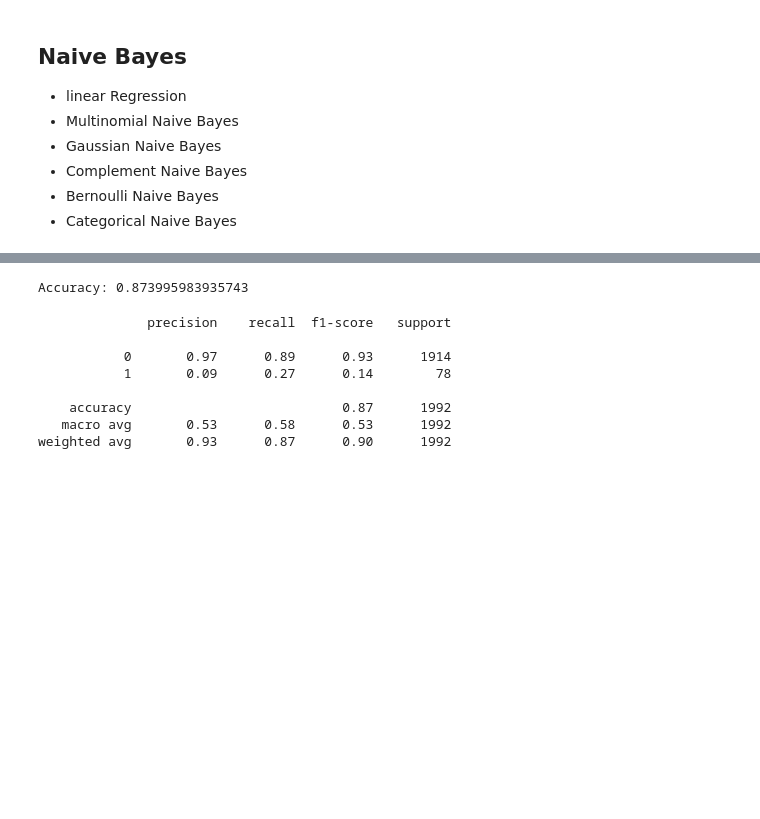
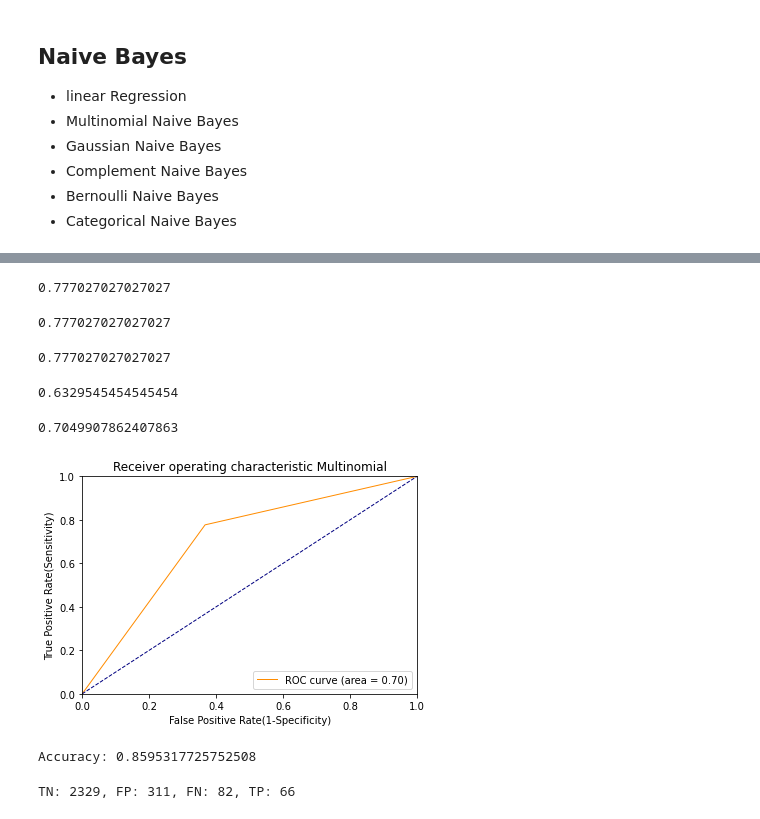
Before and after one commit to Lisnivia/F21DL, a Jupyter notebook: Lab 5.ipynb, the cells around one changed output, grey strips where cells are left out. Drawn from its saved outputs; the diff is of its cells as text; code cells hidden in the pictures; blank space fills up the shorter version.

Commit message:
add lab 5 final, with all the naives bayes algo + comparison metrics

```diff
--- a/Lab 5.ipynb
+++ b/Lab 5.ipynb
@@ -237,3 +105,8 @@ brain_prepared.shape
+# %%
+from sklearn.model_selection import train_test_split
+X = brain.iloc[:,0:8]
+
+X_train, X_test, y_train, y_test = train_test_split(X, brain_labels, test_size=0.3, random_state=42)
 # %% [markdown]
 ## Naive Bayes
 
@@ -266,9 +121,11 @@ X = brain.iloc[:,0:8]
 # %%
 from sklearn.naive_bayes import MultinomialNB
 from sklearn import metrics
-from sklearn.model_selection import train_test_split
+from sklearn.model_selection import cross_val_predict
+from sklearn.metrics import confusion_matrix
+from sklearn.metrics import precision_score, recall_score, classification_report
+from sklearn.metrics import roc_curve, roc_auc_score
 
-X_train, X_test, y_train, y_test = train_test_split(X, brain_labels, test_size=0.5, random_state=0)
 
 multinomialNB = MultinomialNB(alpha=1.0, class_prior=[0.4, 0.6])
 y_pred = multinomialNB.fit(X_train, y_train).predict(X_test)
@@ -307,3 +150,53 @@ print(f1_score(y_train, y_train_pred, average=None))
+# %%
+# TP / TP + FN
+tp / (tp + fn)
+# %% [output]
+0.777027027027027
+# %%
+recall_score(y_train, y_train_pred)
+# %% [output]
+0.777027027027027
+# %%
+# TP / TP + FN
+sensitivity = tp / (tp + fn)
+print(sensitivity)
+# %% [output]
+0.777027027027027
+# %%
+# TN / TN + FP
+specificity = tn / (tn + fp)
+print(specificity)
+# %% [output]
+0.6329545454545454
+# %%
+# tpr = sensitivity
+# fpr = 1 - specificity
+fpr, tpr, thresholds = roc_curve(y_train, y_train_pred)
+# calculate AUC
+auc = roc_auc_score(y_train, y_train_pred)
+print(auc)
+# %% [output]
+0.7049907862407863
+# %%
+plt.figure()
+lw = 1
+plt.plot(
+    fpr,
+    tpr,
+    color="darkorange",
+    lw=lw,
+    label="ROC curve (area = %0.2f)" % auc,
+)
+plt.plot([0, 1], [0, 1], color="navy", lw=lw, linestyle="--")
+plt.xlim([0.0, 1.0])
+plt.ylim([0.0, 1.0])
+plt.xlabel("False Positive Rate(1-Specificity)")
+plt.ylabel("True Positive Rate(Sensitivity)")
+plt.title("Receiver operating characteristic Multinomial")
+plt.legend(loc="lower right")
+plt.show()
+# %% [output]
+[figure, added]
 # %%
 ### Gaussian Naive Bayes
 # %%
@@ -311,20 +204,12 @@ from sklearn.naive_bayes import GaussianNB
 
 gnb = GaussianNB()
 y_pred = gnb.fit(X_train, y_train).predict(X_test)
-# print("Number of mislabeled points out of a total %d points : %d"
-#  % (X_test.shape[0], (y_test != y_pred).sum()))
 print("Accuracy:",metrics.accuracy_score(y_test, y_pred))
 # %% [output]
-Accuracy: 0.873995983935743
+Accuracy: 0.8595317725752508
 # %%
 y_train_pred = cross_val_predict(gnb, X_train, y_train, cv=3)
-print(classification_report(y_train,y_train_pred))
+tn, fp, fn, tp = confusion_matrix(y_train, y_train_pred).ravel()
+print("TN: %.0f" % tn + ", FP: %.0f" % fp + ", FN: %.0f" % fn + ", TP: %.0f" % tp)
 # %% [output]
-              precision    recall  f1-score   support
-
-           0       0.97      0.89      0.93      1914
-           1       0.09      0.27      0.14        78
-
-    accuracy                           0.87      1992
-   macro avg       0.53      0.58      0.53      1992
-weighted avg       0.93      0.87      0.90      1992
+TN: 2329, FP: 311, FN: 82, TP: 66
```
Also changed, not shown: parts of 83 cells of this notebook.
